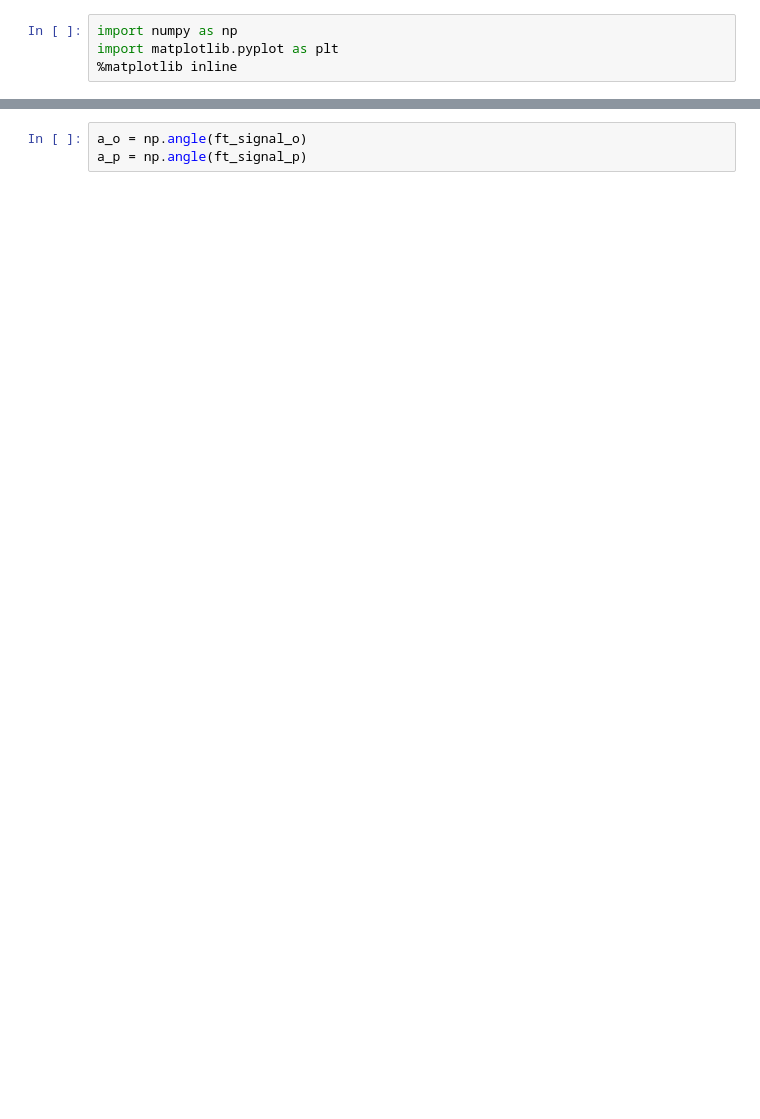
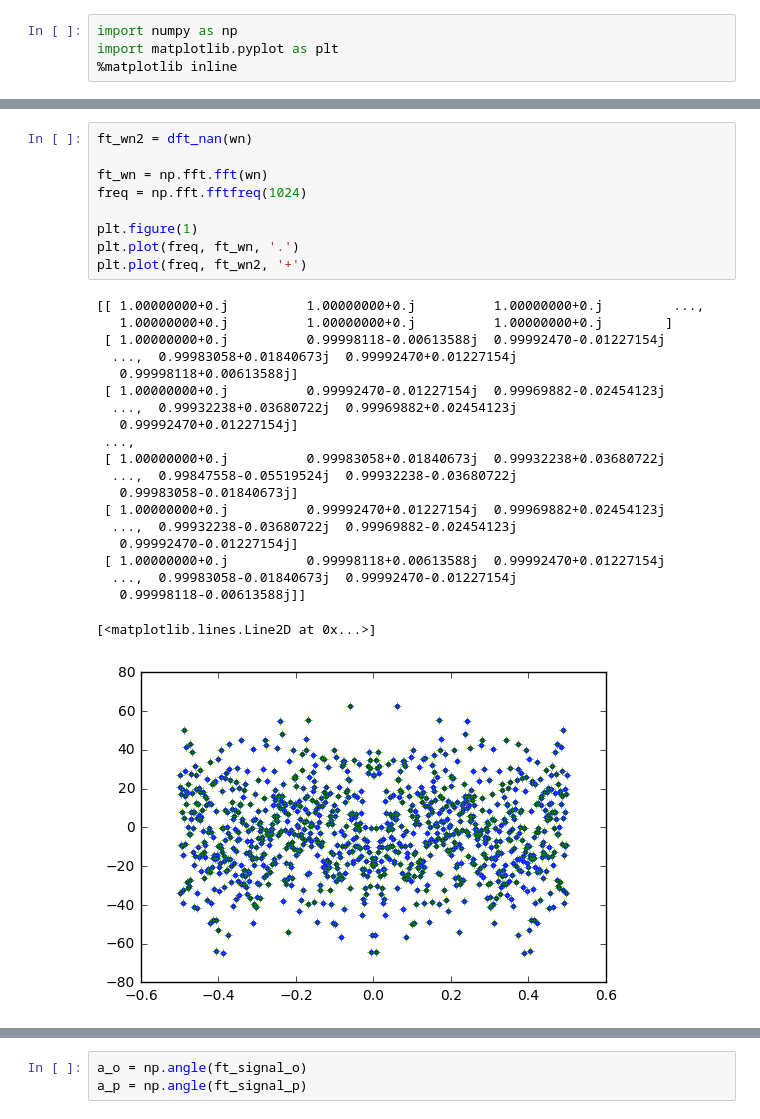
Before and after one commit to lue/fourier_complete, a Jupyter notebook: Untitled.ipynb, the cells around one changed output, grey strips where cells are left out. Drawn from its saved outputs; the diff is of its cells as text; blank space fills up the shorter version.

```diff
--- a/Untitled.ipynb
+++ b/Untitled.ipynb
@@ -20,3 +29,33 @@ plt.plot(freq, ft_wn, '.')
+# %%
+ft_wn2 = dft_nan(wn)
+
+ft_wn = np.fft.fft(wn)
+freq = np.fft.fftfreq(1024)
+
+plt.figure(1)
+plt.plot(freq, ft_wn, '.')
+plt.plot(freq, ft_wn2, '+')
+# %% [output]
+[[ 1.00000000+0.j          1.00000000+0.j          1.00000000+0.j         ...,
+   1.00000000+0.j          1.00000000+0.j          1.00000000+0.j        ]
+ [ 1.00000000+0.j          0.99998118-0.00613588j  0.99992470-0.01227154j
+  ...,  0.99983058+0.01840673j  0.99992470+0.01227154j
+   0.99998118+0.00613588j]
+ [ 1.00000000+0.j          0.99992470-0.01227154j  0.99969882-0.02454123j
+  ...,  0.99932238+0.03680722j  0.99969882+0.02454123j
+   0.99992470+0.01227154j]
+ ...,
+ [ 1.00000000+0.j          0.99983058+0.01840673j  0.99932238+0.03680722j
+  ...,  0.99847558-0.05519524j  0.99932238-0.03680722j
+   0.99983058-0.01840673j]
+ [ 1.00000000+0.j          0.99992470+0.01227154j  0.99969882+0.02454123j
+  ...,  0.99932238-0.03680722j  0.99969882-0.02454123j
+   0.99992470-0.01227154j]
+ [ 1.00000000+0.j          0.99998118+0.00613588j  0.99992470+0.01227154j
+  ...,  0.99983058-0.01840673j  0.99992470-0.01227154j
+   0.99998118-0.00613588j]]
+[<matplotlib.lines.Line2D at 0x...>]
+[figure, added]
 # %%
 scale = np.abs(freq)**-1
 scale[0] = 1
```
Also changed, not shown: parts of 14 cells of this notebook.
